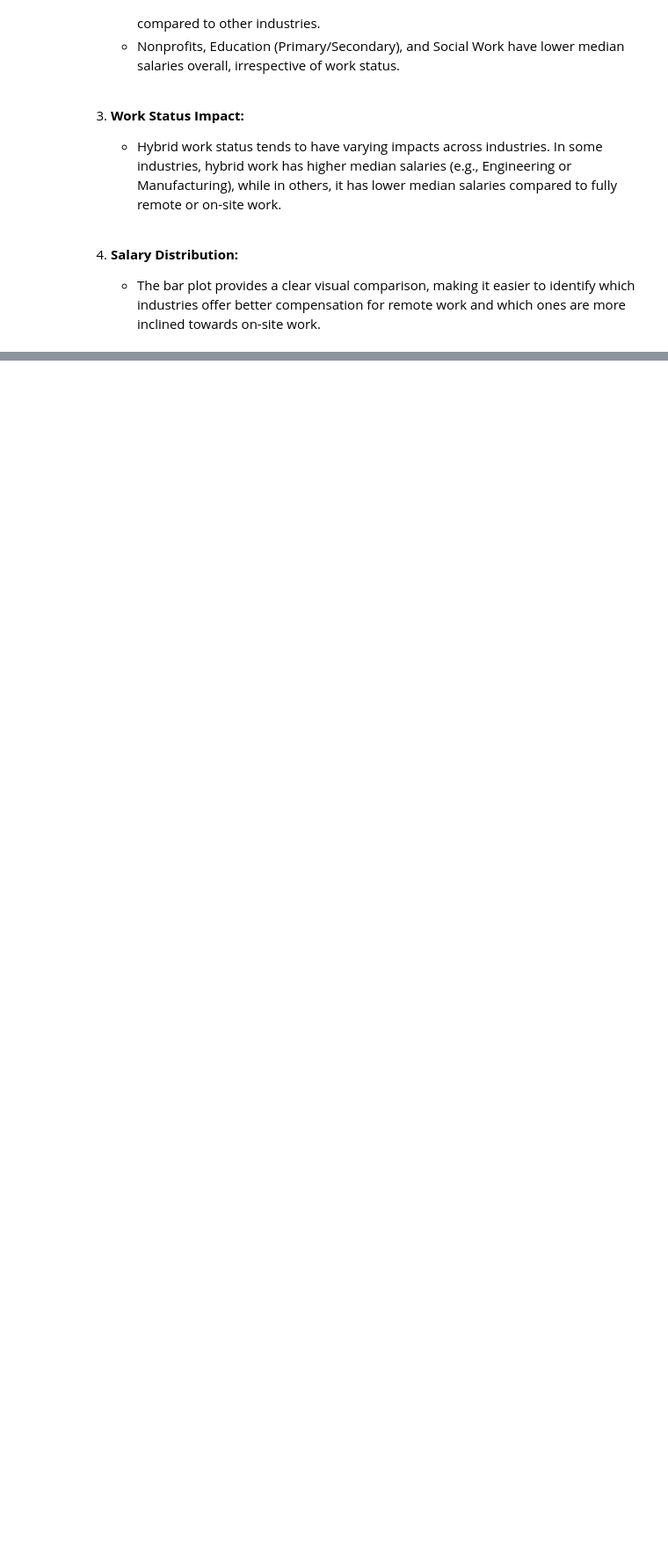
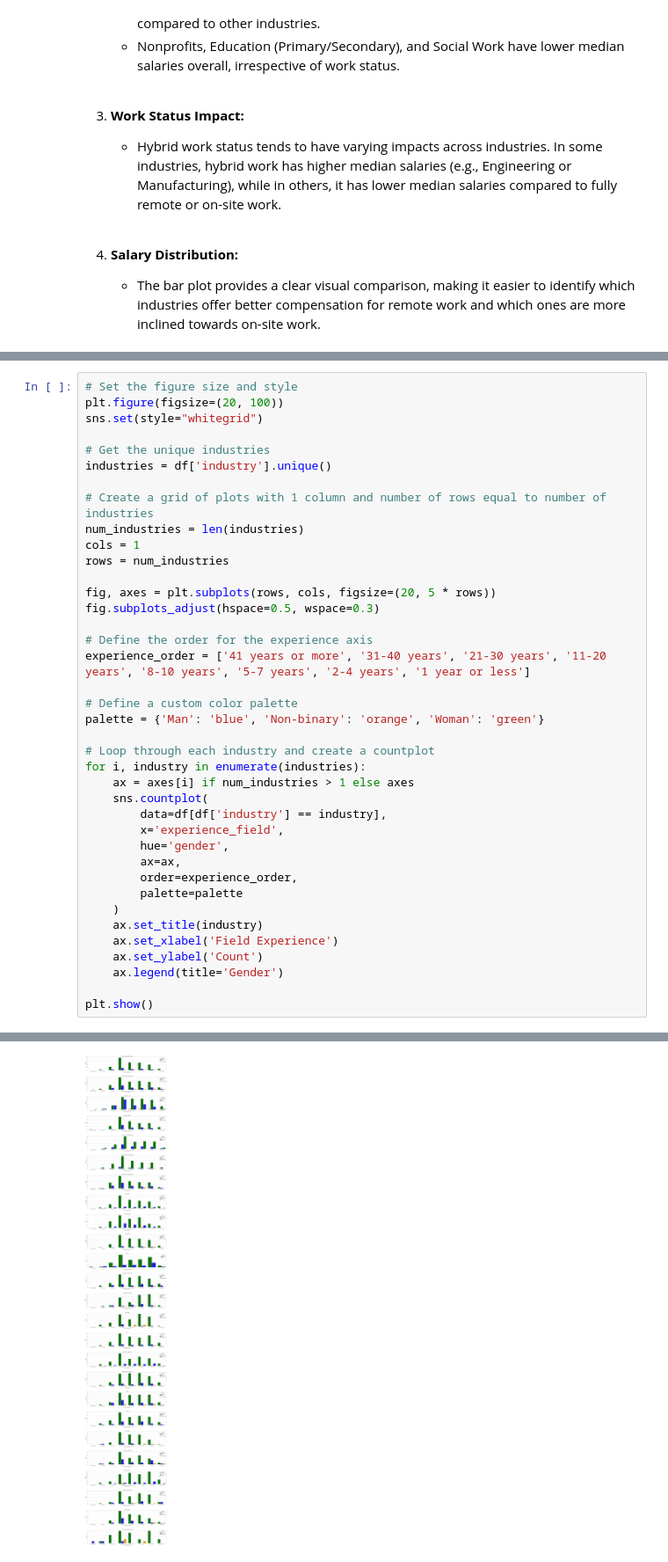
Before and after one commit to mabdullah2971/Portfolio, a Jupyter notebook: Salary Survey Analysis/data_analysis.ipynb, the cells around one changed output, grey strips where cells are left out. Shown at 88% size. Cells and saved outputs as stored; diff of their text form; blank space fills up the shorter version.

```diff
--- a/Salary Survey Analysis/data_analysis.ipynb
+++ b/Salary Survey Analysis/data_analysis.ipynb
@@ -175,0 +213,40 @@ Observations -
+# %%
+# Set the figure size and style
+plt.figure(figsize=(20, 100))
+sns.set(style="whitegrid")
+
+# Get the unique industries
+industries = df['industry'].unique()
+
+# Create a grid of plots with 1 column and number of rows equal to number of industries
+num_industries = len(industries)
+cols = 1
+rows = num_industries
+
+fig, axes = plt.subplots(rows, cols, figsize=(20, 5 * rows))
+fig.subplots_adjust(hspace=0.5, wspace=0.3)
+
+# Define the order for the experience axis
+experience_order = ['41 years or more', '31-40 years', '21-30 years', '11-20 years', '8-10 years', '5-7 years', '2-4 years', '1 year or less']
+
+# Define a custom color palette
+palette = {'Man': 'blue', 'Non-binary': 'orange', 'Woman': 'green'}
+
+# Loop through each industry and create a countplot
+for i, industry in enumerate(industries):
+    ax = axes[i] if num_industries > 1 else axes
+    sns.countplot(
+        data=df[df['industry'] == industry],
+        x='experience_field',
+        hue='gender',
+        ax=ax,
+        order=experience_order,
+        palette=palette
+    )
+    ax.set_title(industry)
+    ax.set_xlabel('Field Experience')
+    ax.set_ylabel('Count')
+    ax.legend(title='Gender')
+
+plt.show()
+# %% [output]
@@ -175,0 +254 @@ Observations -
+[figure, added]
```
Also changed, not shown: parts of 8 cells of this notebook.
